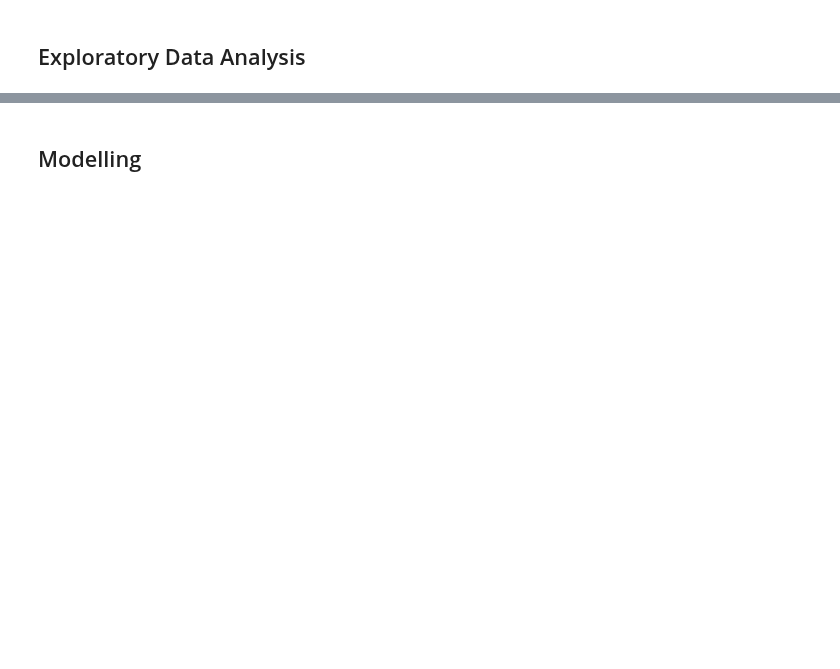
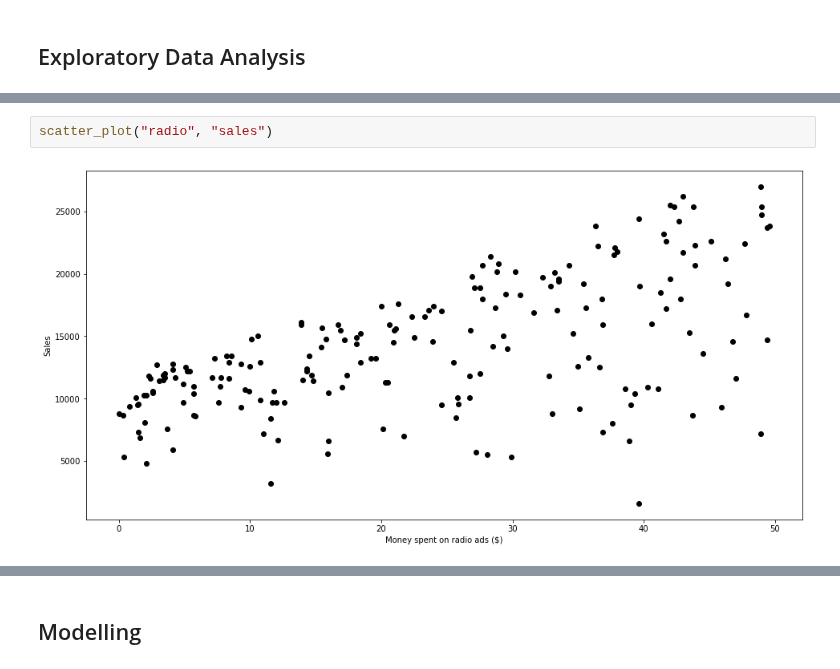
Before and after one commit to albertoromv/thebridge_ft_abr21, a Jupyter notebook: 3-Machine Learning/2-Supervisado/3 Regularization/Advertising Ridge Lasso clase.ipynb, the cells around one changed output, grey strips where cells are left out. Drawn from its saved outputs; the diff is of its cells as text; blank space fills up the shorter version.

```diff
--- a/3-Machine Learning/2-Supervisado/3 Regularization/Advertising Ridge Lasso clase.ipynb
+++ b/3-Machine Learning/2-Supervisado/3 Regularization/Advertising Ridge Lasso clase.ipynb
@@ -16,0 +59,4 @@ Para ello tendrás que utilizar tanto modelos de regresión normales, como regul
+# %%
+scatter_plot("radio", "sales")
+# %% [output]
+[figure, added]
```
Also changed, not shown: parts of 30 cells of this notebook, 12 other files.
